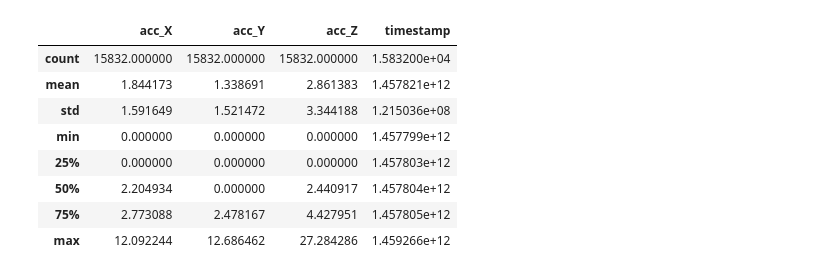
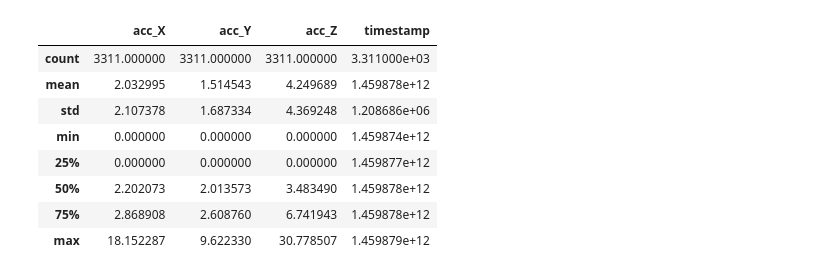
Before and after one commit to bangadennis/ipynb_visuals, a Jupyter notebook: accelerometer_data_preprocessing.ipynb, the cells around one changed output. Saved outputs shown, nothing was run; the diff lists cells and outputs as text; code cells hidden in the pictures.

```diff
--- a/accelerometer_data_preprocessing.ipynb
+++ b/accelerometer_data_preprocessing.ipynb
@@ -5,18 +9,25 @@ import matplotlib.pyplot as plt
 %matplotlib inline
 # %%
-try:
-    data=pd.read_json("https://safedrive-app.firebaseio.com/data/sensors/accelerometer/vehicles/testfinal001.json", orient="index")
-except Exception:
-    print("Error")
+def pull():
+    try:
+        data=pd.read_json("https://safedrive-app.firebaseio.com/data/sensors/accelerometer/vehicles/testfinal003.json", orient="index")
+        return data
+    except Exception:
+        return "Error"
+# %%
+data_master = pull()
+# %%
+data=data_master
 # %%
+data.empty
 data.describe()
 # %% [output]
 |  | acc_X | acc_Y | acc_Z | timestamp |
-| count | 15832.000000 | 15832.000000 | 15832.000000 | 1.583200e+04 |
-| mean | 1.844173 | 1.338691 | 2.861383 | 1.457821e+12 |
-| std | 1.591649 | 1.521472 | 3.344188 | 1.215036e+08 |
-| min | 0.000000 | 0.000000 | 0.000000 | 1.457799e+12 |
-| 25% | 0.000000 | 0.000000 | 0.000000 | 1.457803e+12 |
-| 50% | 2.204934 | 0.000000 | 2.440917 | 1.457804e+12 |
-| 75% | 2.773088 | 2.478167 | 4.427951 | 1.457805e+12 |
-| max | 12.092244 | 12.686462 | 27.284286 | 1.459266e+12 |
+| count | 3311.000000 | 3311.000000 | 3311.000000 | 3.311000e+03 |
+| mean | 2.032995 | 1.514543 | 4.249689 | 1.459878e+12 |
+| std | 2.107378 | 1.687334 | 4.369248 | 1.208686e+06 |
+| min | 0.000000 | 0.000000 | 0.000000 | 1.459874e+12 |
+| 25% | 0.000000 | 0.000000 | 0.000000 | 1.459877e+12 |
+| 50% | 2.202073 | 2.013573 | 3.483490 | 1.459878e+12 |
+| 75% | 2.868908 | 2.608760 | 6.741943 | 1.459878e+12 |
+| max | 18.152287 | 9.622330 | 30.778507 | 1.459879e+12 |
```
Also changed, not shown: parts of 29 cells of this notebook.
